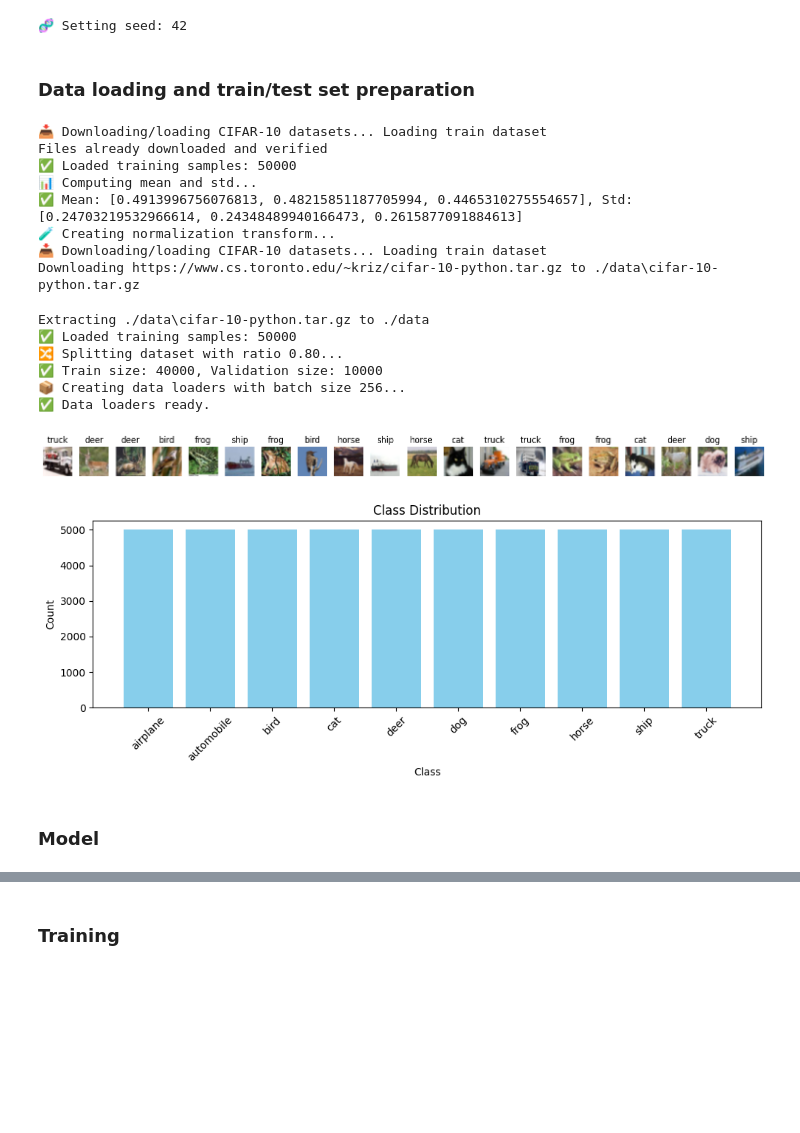
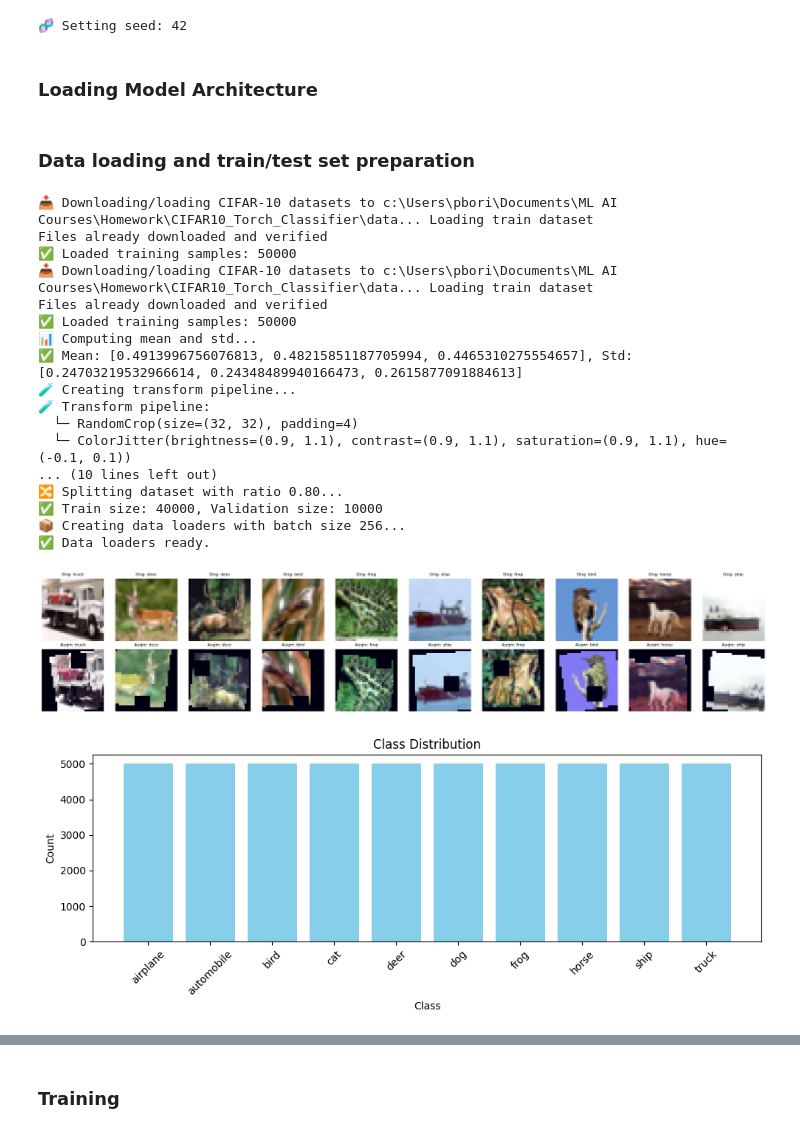
Before and after one commit to ayri77/CIFAR10-Torch-Classifier, a Jupyter notebook: notebooks/train.ipynb, the cells around one changed output, grey strips where cells are left out. Cells and saved outputs as stored; diff of their text form; code cells hidden in the pictures; blank space fills up the shorter version.

Commit message:
Refactor project structure; enhance data loading and transformation utilities for improved augmentation support; close #14 #17

```diff
--- a/notebooks/train.ipynb
+++ b/notebooks/train.ipynb
@@ -27,3 +31,5 @@ set_deterministic(
 )
 # %% [output]
 🧬 Setting seed: 42
+# %% [markdown]
+### Loading Model Architecture
@@ -31,25 +70,40 @@ set_deterministic(
 ### Data loading and train/test set preparation
 # %%
 # data loading
-from utils import (
+from utils.data_utils import (
     compute_mean_std, get_transforms,
     load_cifar10_datasets, split_train_val, create_loaders,
     get_dataset_info
 )
 
-# Normalization
-data_dir = os.path.join(project_root, "data")
-raw_dataset, _ = load_cifar10_datasets(data_dir=data_dir, transform=transforms.ToTensor(), subset="train")
+# load raw dataset for visualization
+raw_dataset, _ = load_cifar10_datasets(
+    data_dir=DATA_DIR,
+    transform=transforms.ToTensor(),
+    subset="train"
+)
 # extract class names
 class_names = raw_dataset.classes
+
+# Normalization
+if grayscale:
+    transform_gs = transforms.Compose([
+        transforms.Grayscale(num_output_channels=1),
+        transforms.ToTensor()
+    ])
+mean_std_dataset, _ = load_cifar10_datasets(
+    data_dir=DATA_DIR,
+    transform=transform_gs if grayscale else transforms.ToTensor(),
+    subset="train"
+)
 # compute mean and std
-mean, std = compute_mean_std(raw_dataset)
+mean, std = compute_mean_std(mean_std_dataset)
 
 # Apply transformations
-full_transform = get_transforms(mean, std)
+full_transform = get_transforms(mean, std, augmentation=augmentation, grayscale=grayscale)
 
 # Load with transformations
-train_dataset, _ = load_cifar10_datasets(transform=full_transform, subset="train")
+train_dataset, _ = load_cifar10_datasets(data_dir=DATA_DIR, transform=full_transform, subset="train")
 
 # Split
 train_subset, val_subset = split_train_val(train_dataset, split_ratio=config.SPLIT_RATIO)
@@ -57,26 +111,27 @@ train_subset, val_subset = split_train_val(train_dataset, split_ratio=config.SPL
 # Loaders
 train_loader, val_loader, _ = create_loaders(train_subset=train_subset, val_subset=val_subset, test_dataset=None, batch_size=config.BATCH_SIZE)
 # %% [output]
-📥 Downloading/loading CIFAR-10 datasets... Loading train dataset
+📥 Downloading/loading CIFAR-10 datasets to c:\Users\pbori\Documents\ML AI Courses\Homework\CIFAR10_Torch_Classifier\data... Loading train dataset
+Files already downloaded and verified
+✅ Loaded training samples: 50000
+📥 Downloading/loading CIFAR-10 datasets to c:\Users\pbori\Documents\ML AI Courses\Homework\CIFAR10_Torch_Classifier\data... Loading train dataset
 Files already downloaded and verified
 ✅ Loaded training samples: 50000
 📊 Computing mean and std...
 ✅ Mean: [0.4913996756076813, 0.48215851187705994, 0.4465310275554657], Std: [0.24703219532966614, 0.24348489940166473, 0.2615877091884613]
-🧪 Creating normalization transform...
-📥 Downloading/loading CIFAR-10 datasets... Loading train dataset
-Downloading https://www.cs.toronto.edu/~kriz/cifar-10-python.tar.gz to ./data\cifar-10-python.tar.gz
+🧪 Creating transform pipeline...
+🧪 Transform pipeline:
+  └─ RandomCrop(size=(32, 32), padding=4)
+  └─ ColorJitter(brightness=(0.9, 1.1), contrast=(0.9, 1.1), saturation=(0.9, 1.1), hue=(-0.1, 0.1))
+... (10 lines left out)
+🔀 Splitting dataset with ratio 0.80...
+✅ Train size: 40000, Validation size: 10000
+📦 Creating data loaders with batch size 256...
+✅ Data loaders ready.
-Extracting ./data\cifar-10-python.tar.gz to ./data
-✅ Loaded training samples: 50000
-🔀 Splitting dataset with ratio 0.80...
-✅ Train size: 40000, Validation size: 10000
-📦 Creating data loaders with batch size 256...
-✅ Data loaders ready.
 # %%
 # show random samples and class distribution
-show_random_samples(train_dataset, class_names, n=20)
+show_random_samples(raw_dataset, train_dataset, class_names, n=10)
 show_class_distribution(train_dataset, class_names)
 # %% [output]
-[figure, old version]
+[figure, new version]
 [figure]
-# %% [markdown]
-### Model
```
Also changed, not shown: parts of 8 cells of this notebook, 26 other files.
